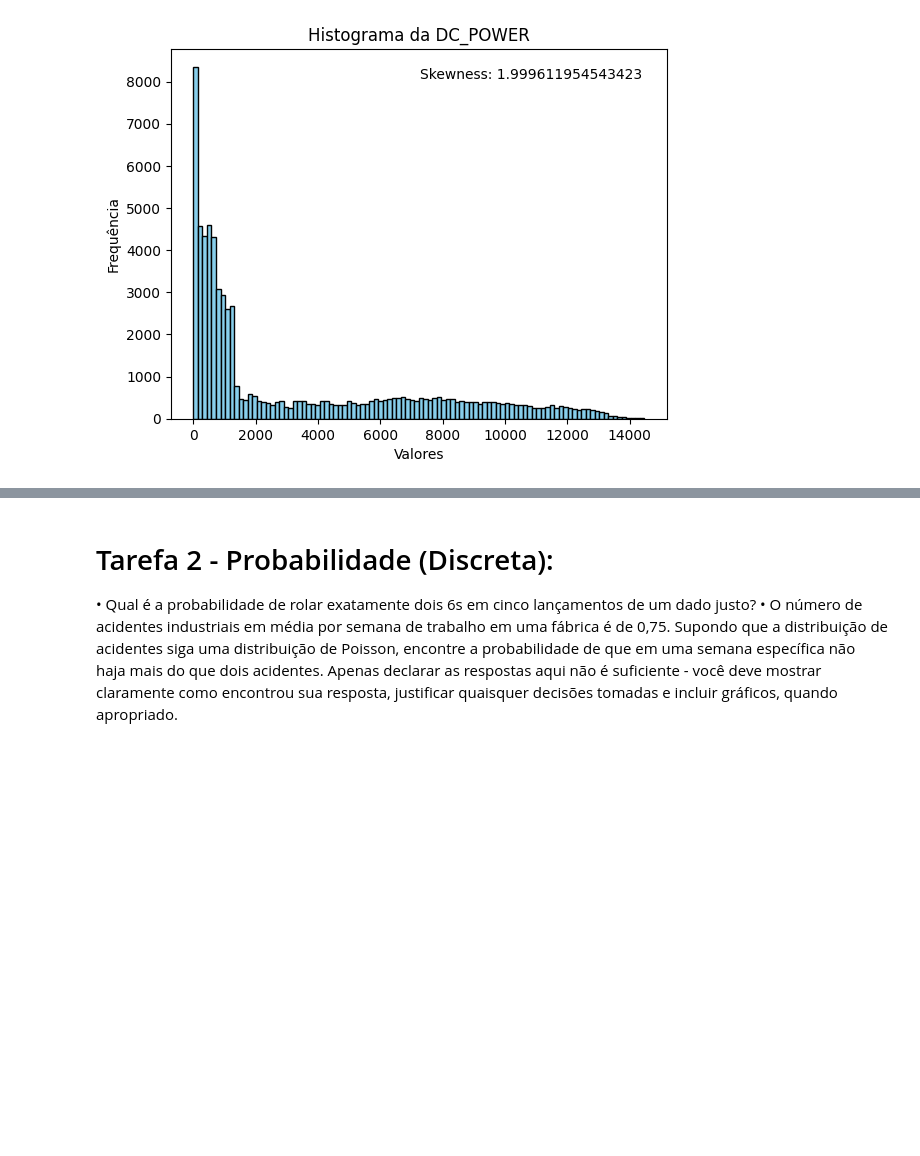
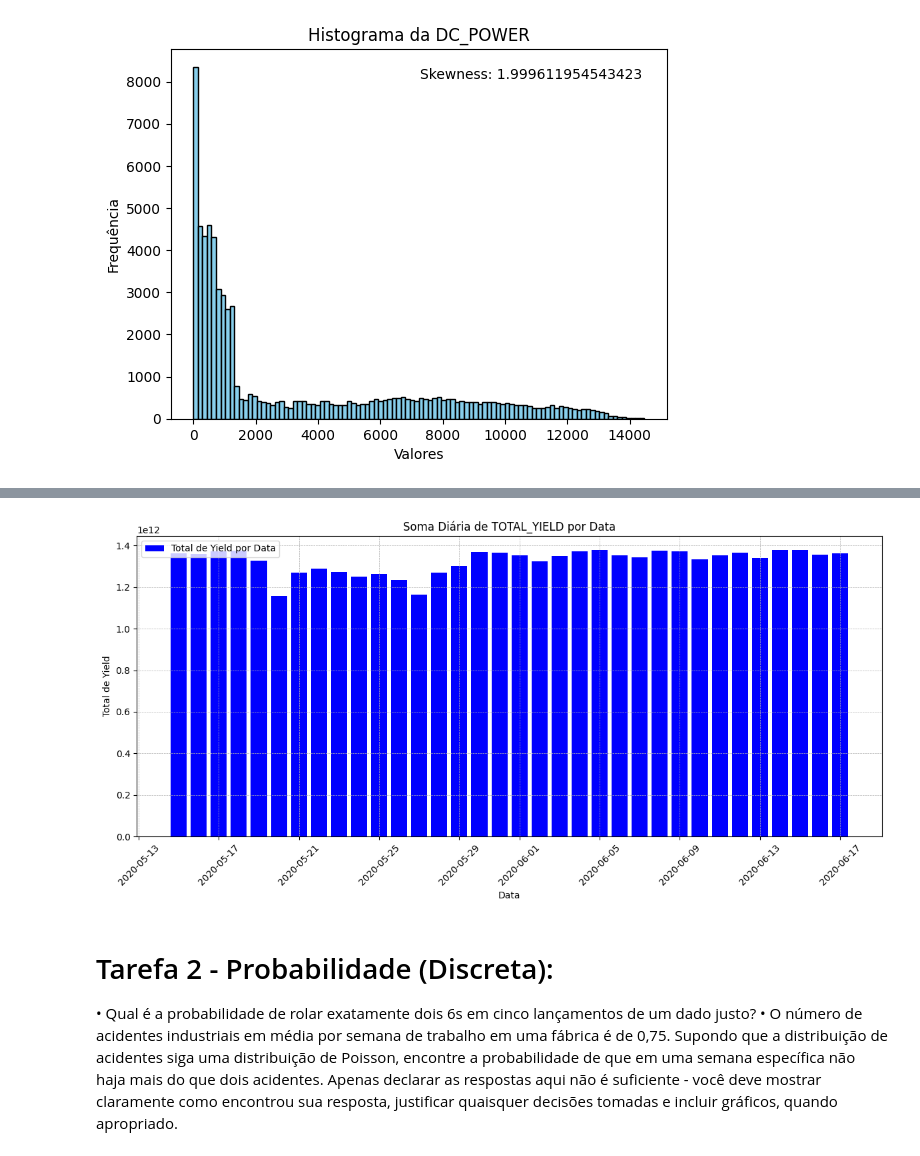
Before and after one commit to FelipeSteudel/Felipe_Steudel-Statistical_Techniques, a Jupyter notebook: Felipe Steudel - Statistical Techniques - HDip in Data Analytics.ipynb, the cells around one changed output, grey strips where cells are left out. Drawn from its saved outputs; the diff is of its cells as text; code cells hidden in the pictures; blank space fills up the shorter version.

```diff
--- a/Felipe Steudel - Statistical Techniques - HDip in Data Analytics.ipynb
+++ b/Felipe Steudel - Statistical Techniques - HDip in Data Analytics.ipynb
@@ -363,3 +382,17 @@ plt.show()
+# %%
+# Plotando o gráfico de barras
+plt.figure(figsize=(12, 6))
+plt.bar(daily_yield['DATE'], daily_yield['TOTAL_YIELD'], color='blue', label='Total de Yield por Data')
+plt.xlabel('Data')
+plt.ylabel('Total de Yield')
+plt.title('Soma Diária de TOTAL_YIELD por Data')
+plt.legend()
+plt.grid(True, which='both', linestyle='--', linewidth=0.5)
+plt.xticks(rotation=45)  # Rotação das datas no eixo X para melhor visualização
+plt.tight_layout()  # Ajusta layout para evitar sobreposição
+plt.show()d
+# %% [output]
+[figure, added]
 # %% [markdown]
 # Tarefa 2 - Probabilidade (Discreta):
 • Qual é a probabilidade de rolar exatamente dois 6s em cinco lançamentos de um dado justo?
```
Also changed, not shown: parts of 14 cells of this notebook, 1 other file.
